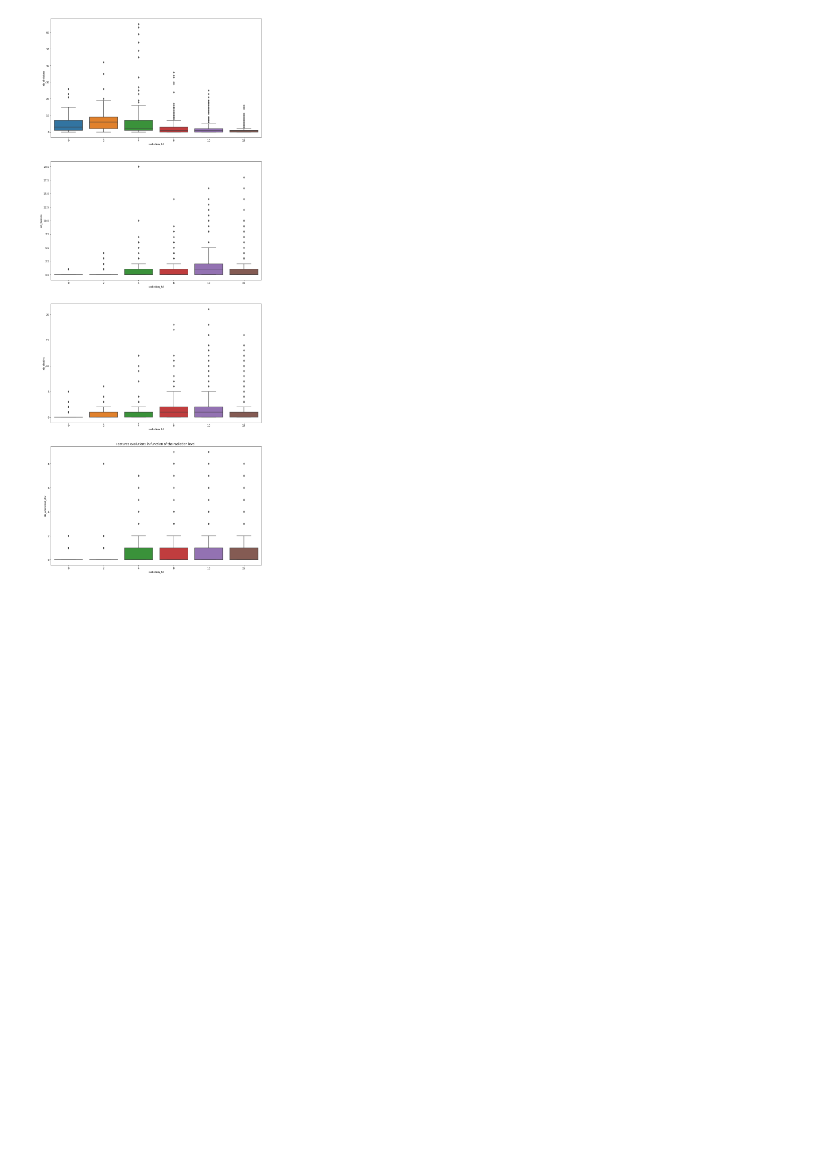
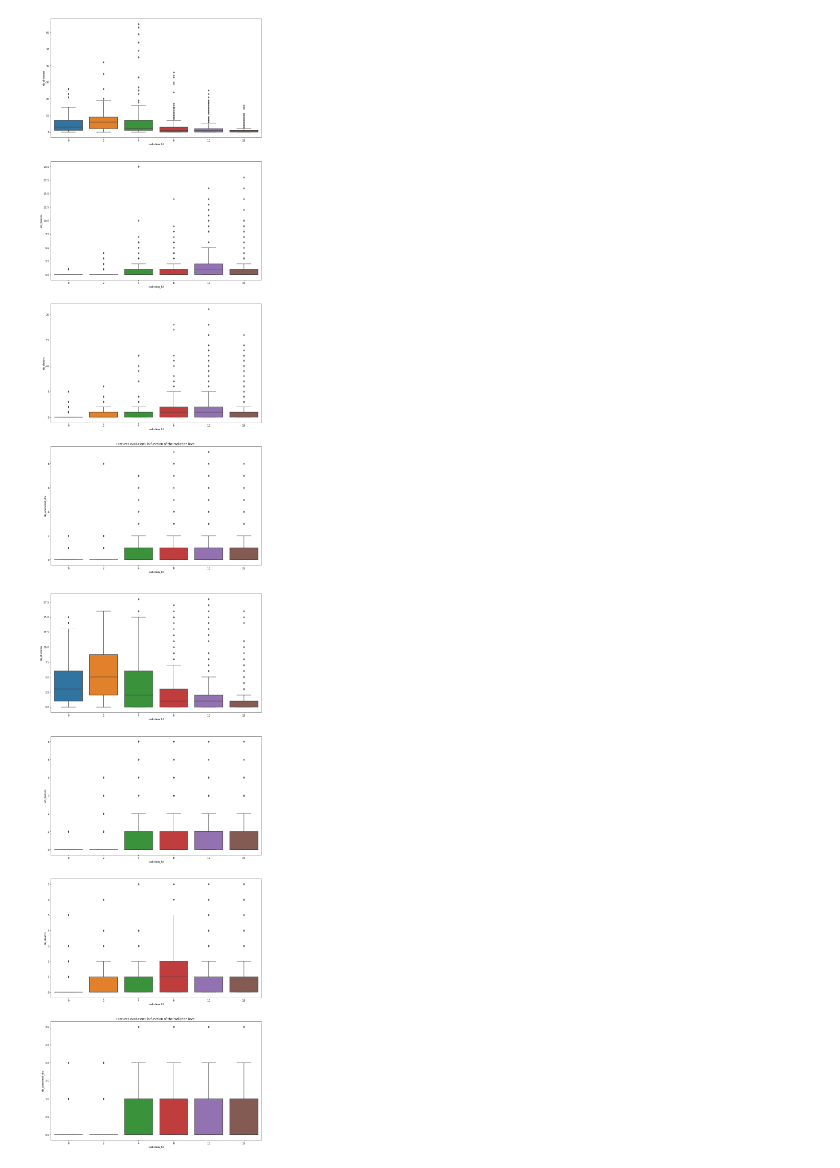
Before and after one commit to Valentin-Molina/ecn_radiobiology, a Jupyter notebook: notebook/radiation_box_plot.ipynb, the cells around one changed output. Saved outputs shown, nothing was run; the diff lists cells and outputs as text; code cells hidden in the pictures; blank space fills up the shorter version.

Commit message:
remove outliers from box plot.

```diff
--- a/notebook/radiation_box_plot.ipynb
+++ b/notebook/radiation_box_plot.ipynb
@@ -242,3 +259,26 @@ plt.title("Features evolutions in function of the radiation level.")
 plt.show()
 # %% [output]
 [figure]
+# %%
+# removing outliers :
+
+from scipy import stats
+nb_divisions = cl[(np.abs(stats.zscore(cl["nb_divisions"])) < 3)]
+nb_fusions = cl[(np.abs(stats.zscore(cl["nb_fusions"])) < 3)]
+nb_deaths = cl[(np.abs(stats.zscore(cl["nb_deaths"])) < 3)]
+nb_abnormal_div = cl[(np.abs(stats.zscore(cl["nb_abnormal_div"])) < 3)]
+
+
+plt.figure(figsize=(15,40))
+plt.subplot(4, 1, 1)
+sns.boxplot(data=nb_divisions, x="radiation_lvl", y="nb_divisions")
+plt.subplot(4, 1, 2)
+sns.boxplot(data=nb_fusions, x="radiation_lvl", y="nb_fusions")
+plt.subplot(4, 1, 3)
+sns.boxplot(data=nb_deaths, x="radiation_lvl", y="nb_deaths")
+plt.subplot(4, 1, 4)
+sns.boxplot(data=nb_abnormal_div, x="radiation_lvl", y="nb_abnormal_div")
+plt.title("Features evolutions in function of the radiation level.")
+plt.show()
+# %% [output]
+[figure, added]
```
Also changed, not shown: parts of 3 cells of this notebook, 5 other files.
